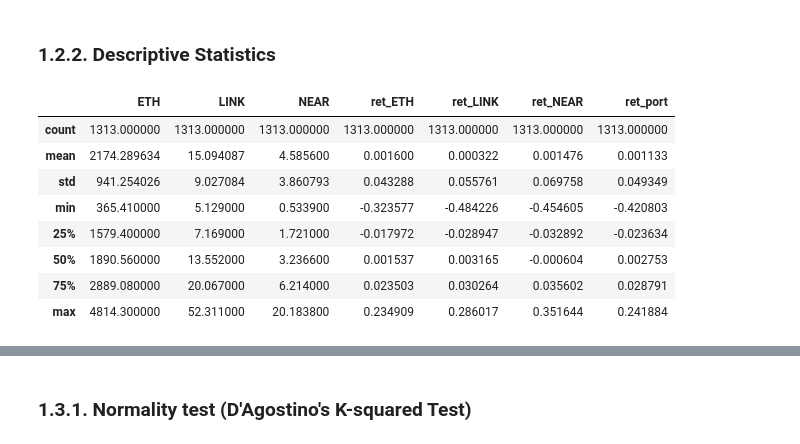
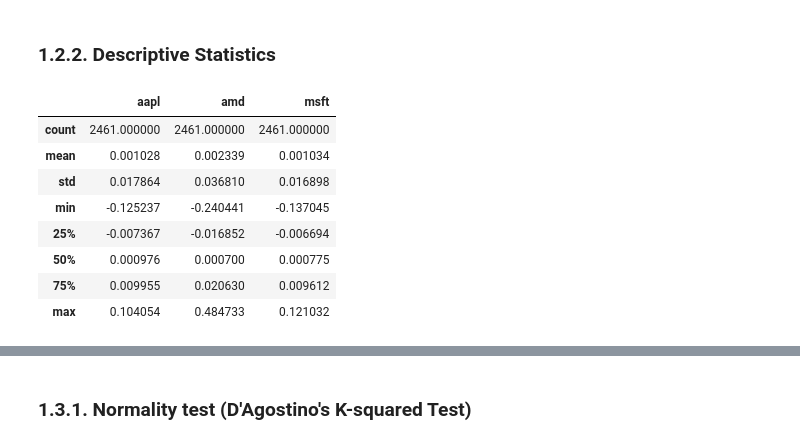
Before and after one commit to trungchien171/it_application_ftu, a Jupyter notebook: My mid-project/Quach Minh.ipynb, the cells around one changed output, grey strips where cells are left out. Cells and saved outputs as stored; diff of their text form; code cells hidden in the pictures.

```diff
--- a/My mid-project/Quach Minh.ipynb
+++ b/My mid-project/Quach Minh.ipynb
@@ -347,0 +148,8 @@ plt.show()
+# %%
+returns = close_matrix.pct_change().dropna()
+absolute_returns = (close_matrix.diff().dropna() / close_matrix.shift(1).dropna()).dropna() * 100
+squared_returns = returns ** 2
+
+cumulative_returns = returns.cumsum()
+cumulative_absolute_returns = absolute_returns.cumsum()
+cumulative_squared_returns = squared_returns.cumsum()
@@ -348,15 +263,15 @@ plt.show()
 # %% [markdown]
 ### 1.2.2. Descriptive Statistics
 # %%
-desc_stats = df.describe()
+desc_stats = returns.describe()
 desc_stats
 # %% [output]
-|  | ETH | LINK | NEAR | ret_ETH | ret_LINK | ret_NEAR | ret_port |
-| count | 1313.000000 | 1313.000000 | 1313.000000 | 1313.000000 | 1313.000000 | 1313.000000 | 1313.000000 |
-| mean | 2174.289634 | 15.094087 | 4.585600 | 0.001600 | 0.000322 | 0.001476 | 0.001133 |
-| std | 941.254026 | 9.027084 | 3.860793 | 0.043288 | 0.055761 | 0.069758 | 0.049349 |
-| min | 365.410000 | 5.129000 | 0.533900 | -0.323577 | -0.484226 | -0.454605 | -0.420803 |
-| 25% | 1579.400000 | 7.169000 | 1.721000 | -0.017972 | -0.028947 | -0.032892 | -0.023634 |
-| 50% | 1890.560000 | 13.552000 | 3.236600 | 0.001537 | 0.003165 | -0.000604 | 0.002753 |
-| 75% | 2889.080000 | 20.067000 | 6.214000 | 0.023503 | 0.030264 | 0.035602 | 0.028791 |
-| max | 4814.300000 | 52.311000 | 20.183800 | 0.234909 | 0.286017 | 0.351644 | 0.241884 |
+|  | aapl | amd | msft |
+| count | 2461.000000 | 2461.000000 | 2461.000000 |
+| mean | 0.001028 | 0.002339 | 0.001034 |
+| std | 0.017864 | 0.036810 | 0.016898 |
+| min | -0.125237 | -0.240441 | -0.137045 |
+| 25% | -0.007367 | -0.016852 | -0.006694 |
+| 50% | 0.000976 | 0.000700 | 0.000775 |
+| 75% | 0.009955 | 0.020630 | 0.009612 |
+| max | 0.104054 | 0.484733 | 0.121032 |
```
Also changed, not shown: parts of 84 cells of this notebook, 2 other files.
